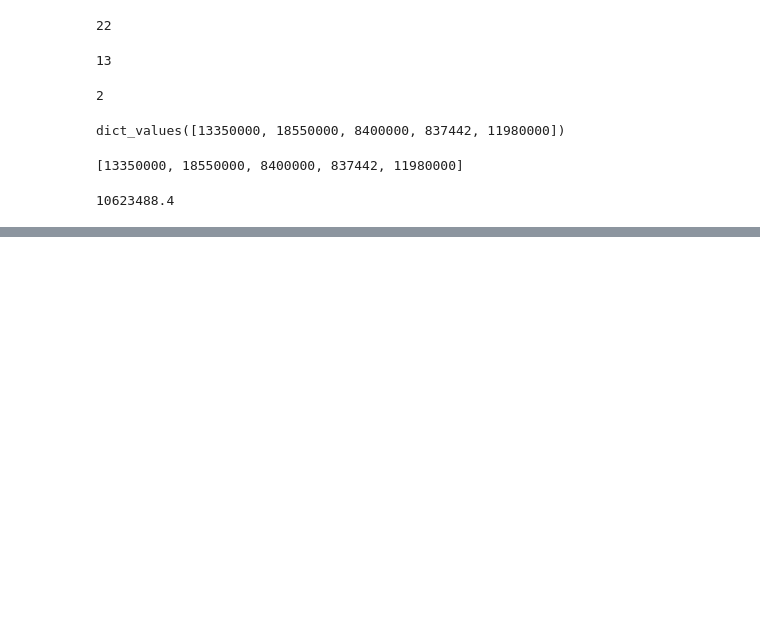
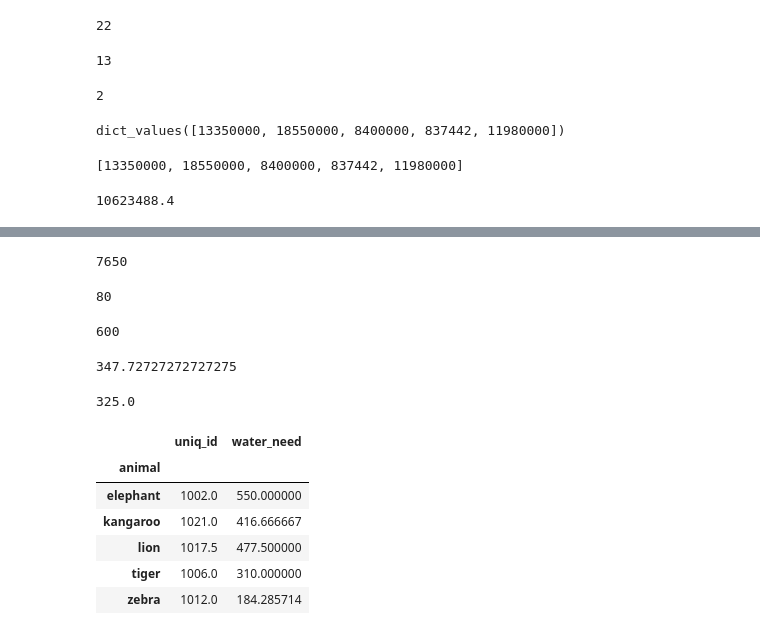
Before and after one commit to lrochaqu/nyu-python-public-policy, a Jupyter notebook: HW1.ipynb, the cells around one changed output, grey strips where cells are left out. Cells and saved outputs as stored; diff of their text form; code cells hidden in the pictures; blank space fills up the shorter version.

```diff
--- a/HW1.ipynb
+++ b/HW1.ipynb
@@ -281,0 +288,2 @@ numpy.mean(list(city_population.values()))
+# %%
+zoo = pd.read_csv('http://46.101.230.157/datacoding101/zoo.csv', delimiter = ',')
@@ -281,0 +301,30 @@ numpy.mean(list(city_population.values()))
+# %%
+zoo.water_need.sum()
+# %% [output]
+7650
+# %%
+zoo.water_need.min()
+# %% [output]
+80
+# %%
+zoo.water_need.max()
+# %% [output]
+600
+# %%
+zoo.water_need.mean()
+# %% [output]
+347.72727272727275
+# %%
+zoo.water_need.median()
+# %% [output]
+325.0
+# %%
+zoo.groupby('animal').mean()
+# %% [output]
+|  | uniq_id | water_need |
+| animal |  |  |
+| elephant | 1002.0 | 550.000000 |
+| kangaroo | 1021.0 | 416.666667 |
+| lion | 1017.5 | 477.500000 |
+| tiger | 1006.0 | 310.000000 |
+| zebra | 1012.0 | 184.285714 |
```
Also changed, not shown: parts of 16 cells of this notebook.
